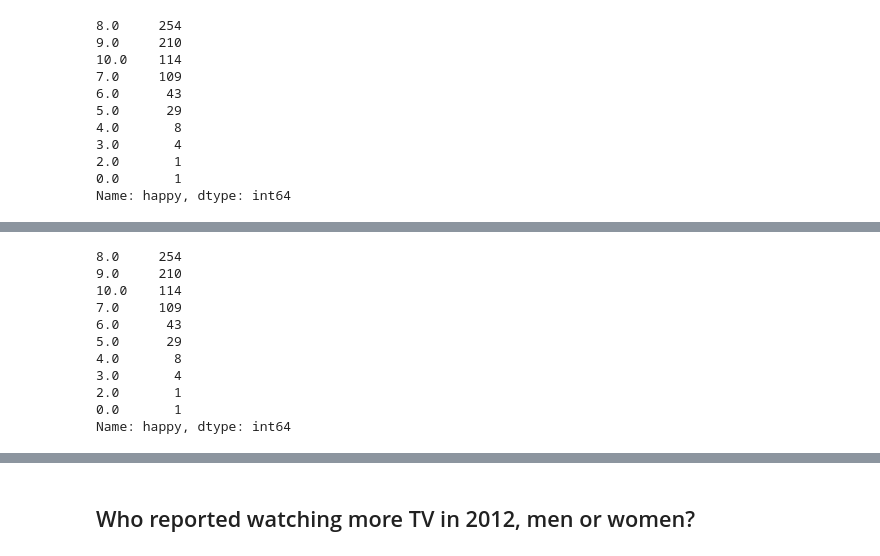
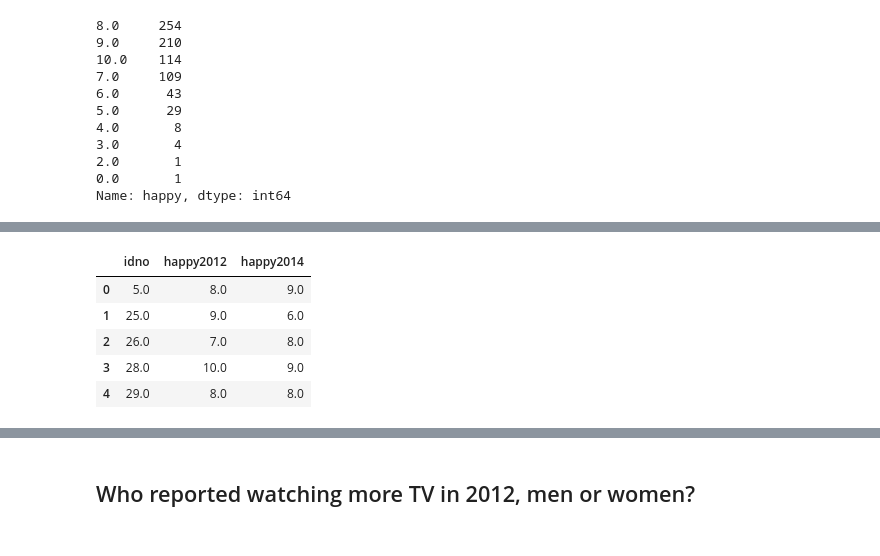
Before and after one commit to mbeckmanssf/Thinkful, a Jupyter notebook: Unit-5/5.4-What_Test.ipynb, the cells around one changed output, grey strips where cells are left out. Saved outputs shown, nothing was run; the diff lists cells and outputs as text; code cells hidden in the pictures.

```diff
--- a/Unit-5/5.4-What_Test.ipynb
+++ b/Unit-5/5.4-What_Test.ipynb
@@ -354,15 +345,11 @@ Name: happy, dtype: float64
-# %%
-Switzerland2014['happy'].value_counts()
-# %% [output]
-8.0     254
-9.0     210
-10.0    114
-7.0     109
-6.0      43
-5.0      29
-4.0       8
-3.0       4
-2.0       1
-0.0       1
-Name: happy, dtype: int64
+# %%
+SwitzerlandHappy = pd.merge(left=Swi2012Happy,right=Swi2014Happy, left_on='idno', right_on='idno')
+SwitzerlandHappy.head()
+# %% [output]
+|  | idno | happy2012 | happy2014 |
+| 0 | 5.0 | 8.0 | 9.0 |
+| 1 | 25.0 | 9.0 | 6.0 |
+| 2 | 26.0 | 7.0 | 8.0 |
+| 3 | 28.0 | 10.0 | 9.0 |
+| 4 | 29.0 | 8.0 | 8.0 |
 # %%
```
Also changed, not shown: parts of 9 cells of this notebook.
